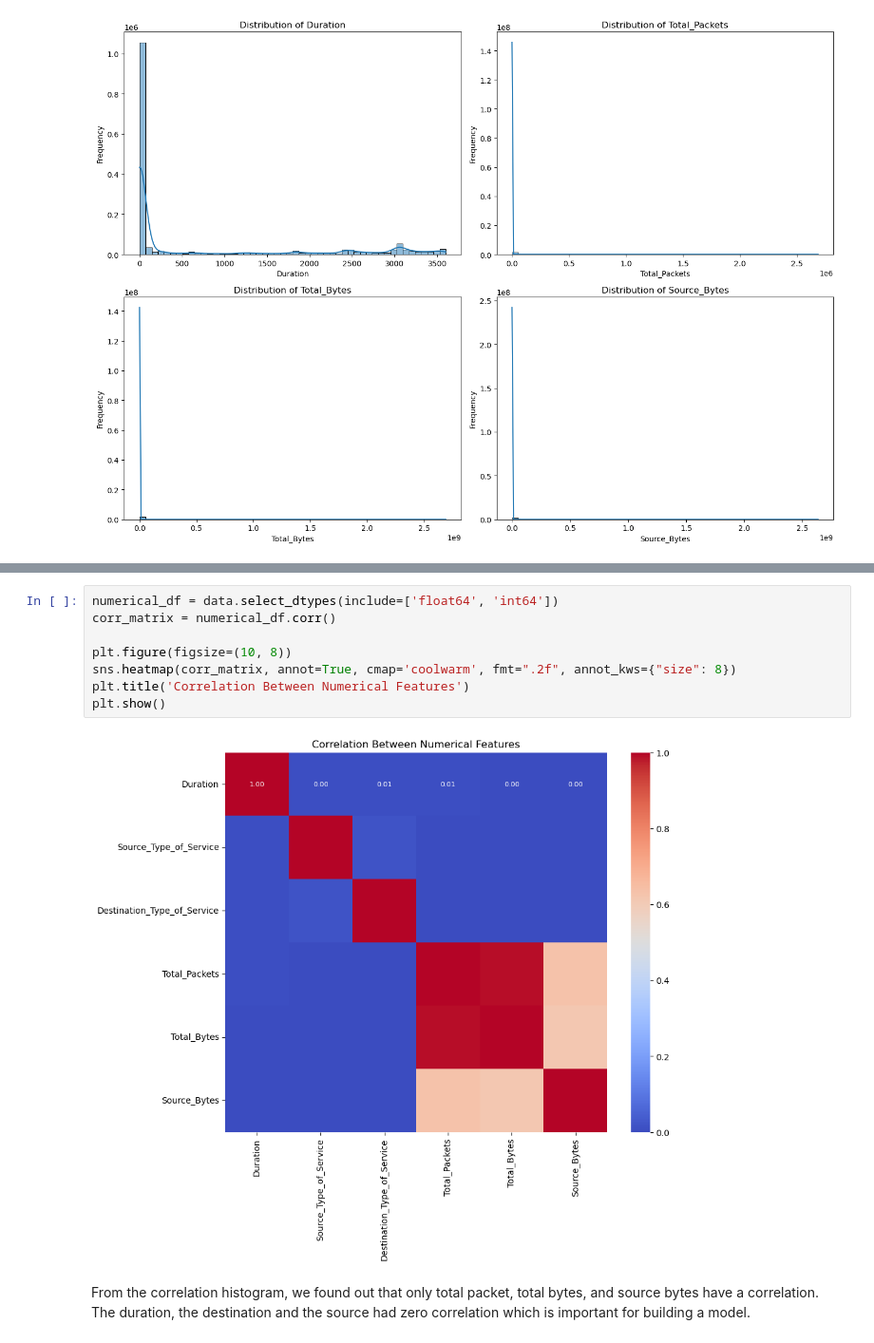
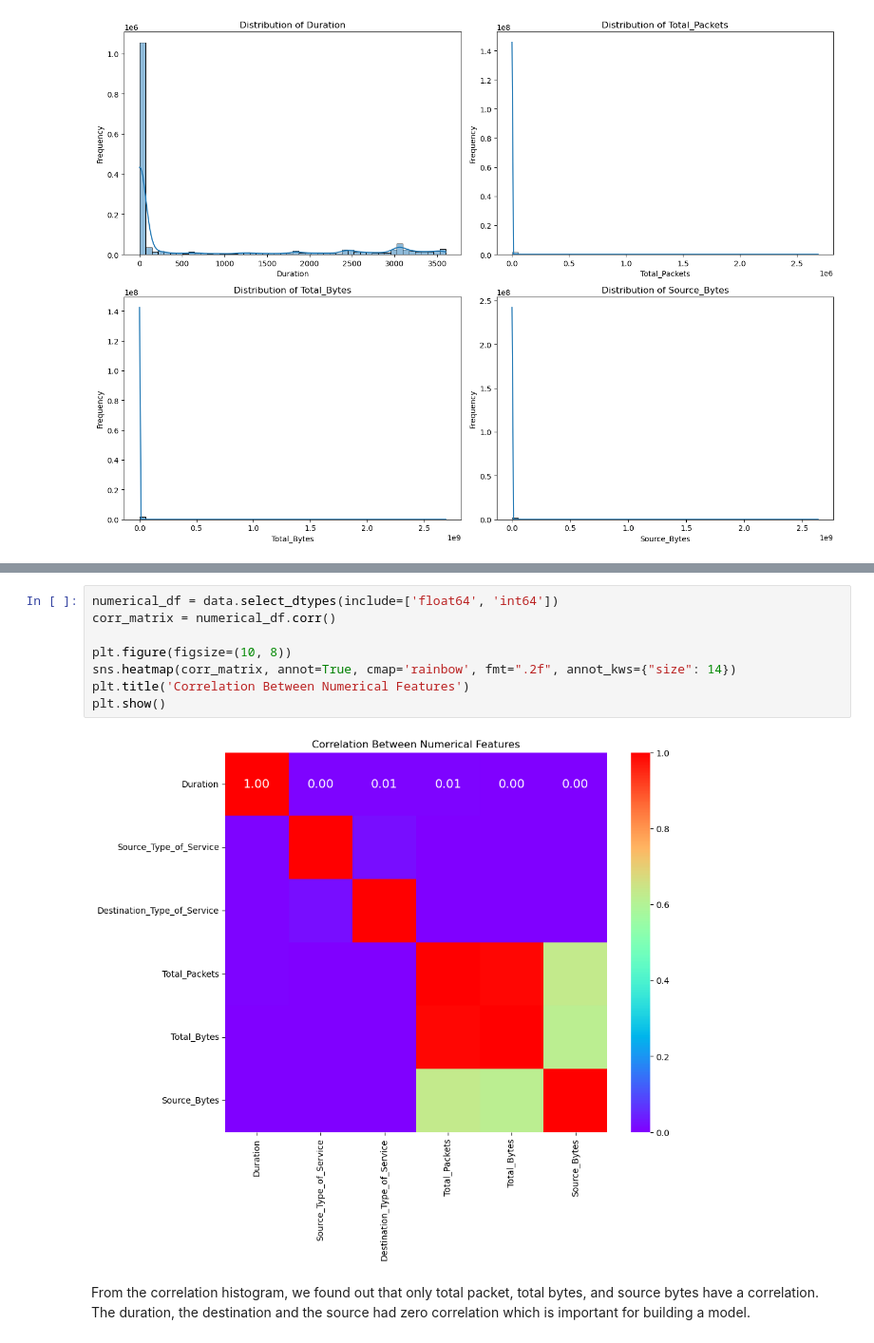
Before and after one commit to davedawitdave/Network-security-analysis-and-botnet-prediction, a Jupyter notebook: preprocessing/Explore_data.ipynb, the cells around one changed output, grey strips where cells are left out. Shown: that part at 95% size. Cells and saved outputs as stored; diff of their text form.

```diff
--- a/preprocessing/Explore_data.ipynb
+++ b/preprocessing/Explore_data.ipynb
@@ -95,12 +119,12 @@ plt.show()
 # %%
 numerical_df = data.select_dtypes(include=['float64', 'int64'])
 corr_matrix = numerical_df.corr()
 
 plt.figure(figsize=(10, 8))
-sns.heatmap(corr_matrix, annot=True, cmap='coolwarm', fmt=".2f", annot_kws={"size": 8})
+sns.heatmap(corr_matrix, annot=True, cmap='rainbow', fmt=".2f", annot_kws={"size": 14})
 plt.title('Correlation Between Numerical Features')
 plt.show()
 # %% [output]
-[figure, old version]
+[figure, new version]
 # %% [markdown]
 From the correlation histogram, we found out that only total packet, total bytes, and source bytes have a correlation. The duration, the destination and the source had zero correlation which is important for building a model.
```
Also changed, not shown: parts of 23 cells of this notebook.
